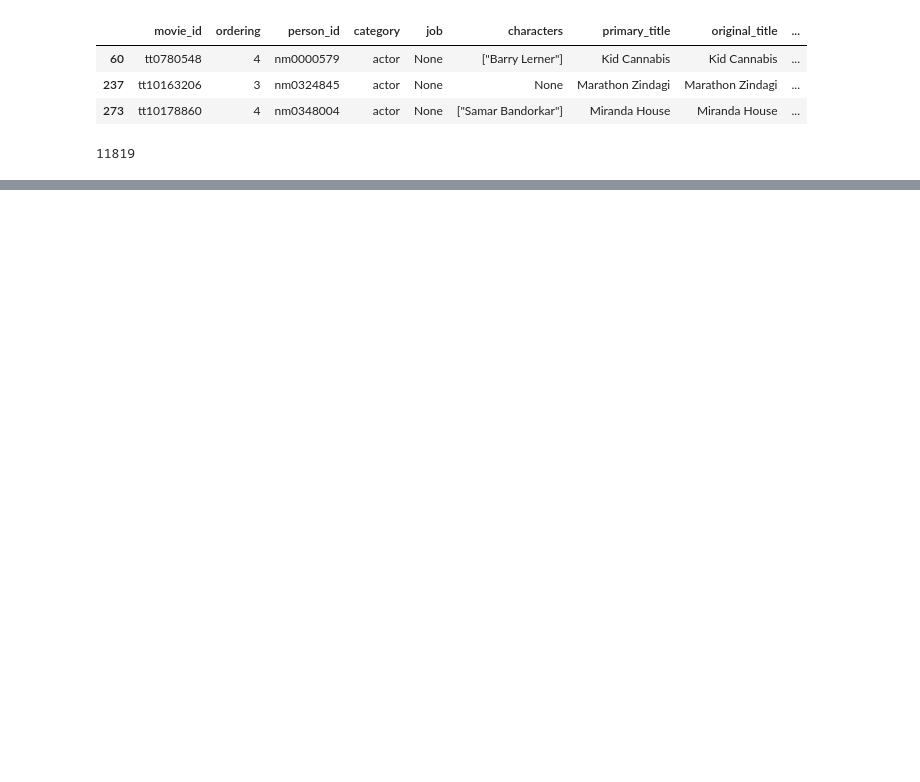
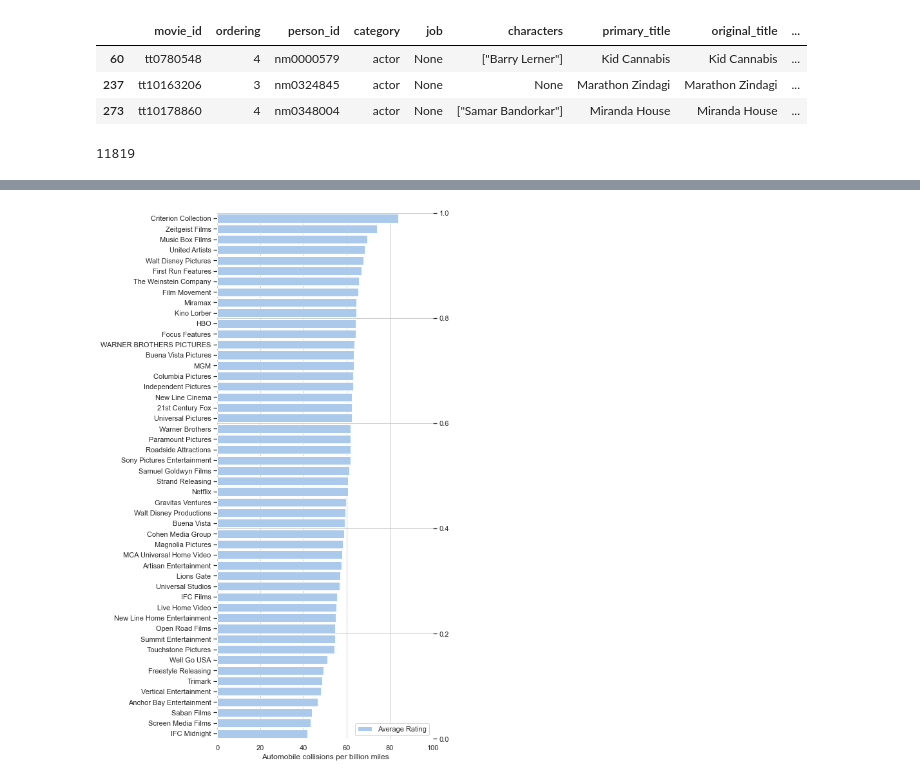
Before and after one commit to Meir-Alelov/Movie-Data-Analysis-and-Recs, a Jupyter notebook: Hanis-notebook.ipynb, the cells around one changed output, grey strips where cells are left out. Saved outputs shown, nothing was run; the diff lists cells and outputs as text; code cells hidden in the pictures; blank space fills up the shorter version.

```diff
--- a/Hanis-notebook.ipynb
+++ b/Hanis-notebook.ipynb
@@ -537,0 +778,10 @@ len(principal_actors_20)
+# %%
+idx = 0
+for company in rt_movies_df_cleaned['production_company']:
+    for key,value in studio_dict.items():
+        if key in company:
+#             print (company, value)
+#             print ("Before: ", rt_movies_df_cleaned['production_company'][idx])
+            rt_movies_df_cleaned['production_company'][idx] = value
+#             print("After: ", rt_movies_df_cleaned['production_company'][idx])
+    idx +=1
@@ -537,0 +801,4 @@ len(principal_actors_20)
+# %%
+top_50_studios = list(rt_movies_df_cleaned['production_company'].value_counts().index)[0:50]
+top_50_studios_counts = rt_movies_df_cleaned['production_company'].value_counts()[0:50]
+top_50_studios_counts
@@ -537,0 +823,4 @@ len(principal_actors_20)
+# %%
+#Filter dataframe to just movies produced by the top 50 studios
+rt_movies_top_50_studios = rt_movies_df_cleaned[rt_movies_df_cleaned['production_company'].isin(top_50_studios)]
+rt_movies_top_50_studios.tail(2)
@@ -537,0 +832,4 @@ len(principal_actors_20)
+# %%
+average_rating_by_studio = rt_movies_top_50_studios.groupby('production_company').mean()['audience_rating']
+average_rating_by_studio = average_rating_by_studio.sort_values(ascending = False)
+average_rating_by_studio
@@ -537,0 +854,23 @@ len(principal_actors_20)
+# %%
+sns.set_theme(style="whitegrid")
+
+# Initialize the matplotlib figure
+f, ax = plt.subplots(figsize=(6, 15))
+
+# Plot the total crashes
+sns.set_color_codes("pastel")
+sns.barplot(y=average_rating_by_studio.index, x=average_rating_by_studio.values,
+            label="Average Rating", color="b")
+ax2 = ax.twinx()
+# Plot the crashes where alcohol was involved
+# sns.set_color_codes("muted")
+# sns.barplot(y=top_50_studios_counts.index, x=top_50_studios_counts.values, ax=ax2,
+#             label="Number of movies produced", color="b")
+
+# Add a legend and informative axis label
+ax.legend(ncol=1, loc="lower right", frameon=True)
+ax.set(xlim=(0,100), ylabel="",
+       xlabel="Automobile collisions per billion miles")
+sns.despine(left=True, bottom=True)
+# %% [output]
+[figure, added]
```
Also changed, not shown: parts of 88 cells of this notebook.
